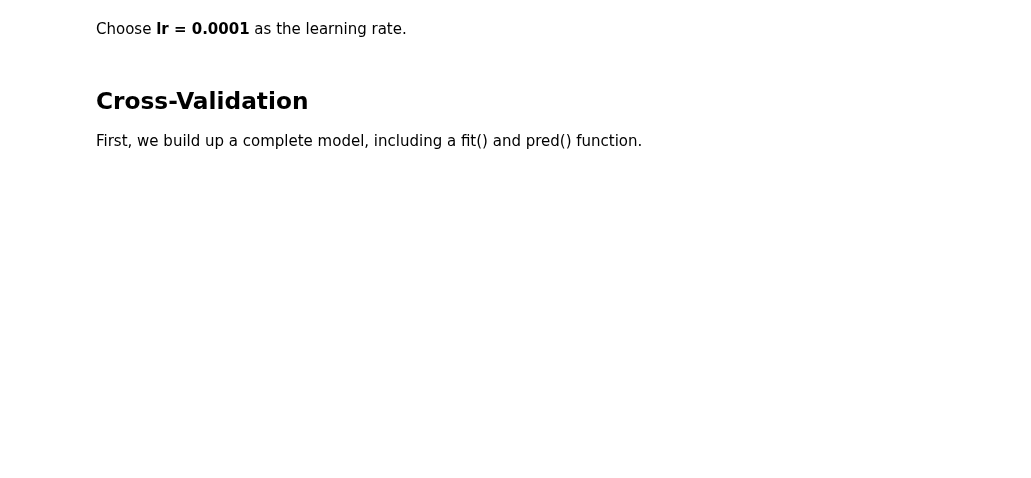
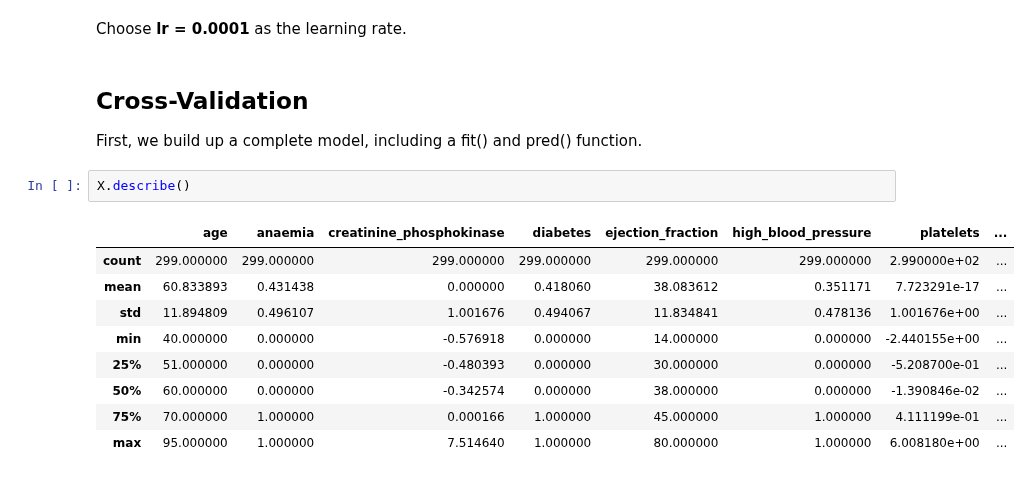
Before and after one commit to FelixFritz02/MasterKL, a Jupyter notebook: AI Numerics/Data Challenge/Logistic_Regression.ipynb, the cells around one changed output. Saved outputs shown, nothing was run; the diff lists cells and outputs as text; blank space fills up the shorter version.

```diff
--- a/AI Numerics/Data Challenge/Logistic_Regression.ipynb
+++ b/AI Numerics/Data Challenge/Logistic_Regression.ipynb
@@ -181,6 +181,18 @@ Choose **lr = 0.0001** as the learning rate.
 # %% [markdown]
 ## **Cross-Validation**
 First, we build up a complete model, including a fit() and pred() function.
+# %%
+X.describe()
+# %% [output]
+|  | age | anaemia | creatinine_phosphokinase | diabetes | ejection_fraction | high_blood_pressure | platelets | ... |
+| count | 299.000000 | 299.000000 | 299.000000 | 299.000000 | 299.000000 | 299.000000 | 2.990000e+02 | ... |
+| mean | 60.833893 | 0.431438 | 0.000000 | 0.418060 | 38.083612 | 0.351171 | 7.723291e-17 | ... |
+| std | 11.894809 | 0.496107 | 1.001676 | 0.494067 | 11.834841 | 0.478136 | 1.001676e+00 | ... |
+| min | 40.000000 | 0.000000 | -0.576918 | 0.000000 | 14.000000 | 0.000000 | -2.440155e+00 | ... |
+| 25% | 51.000000 | 0.000000 | -0.480393 | 0.000000 | 30.000000 | 0.000000 | -5.208700e-01 | ... |
+| 50% | 60.000000 | 0.000000 | -0.342574 | 0.000000 | 38.000000 | 0.000000 | -1.390846e-02 | ... |
+| 75% | 70.000000 | 1.000000 | 0.000166 | 1.000000 | 45.000000 | 1.000000 | 4.111199e-01 | ... |
+| max | 95.000000 | 1.000000 | 7.514640 | 1.000000 | 80.000000 | 1.000000 | 6.008180e+00 | ... |
 # %%
 class LR_complete(nn.Module):
     def __init__(self, input_dimensions):
```
Also changed, not shown: parts of 8 cells of this notebook.
